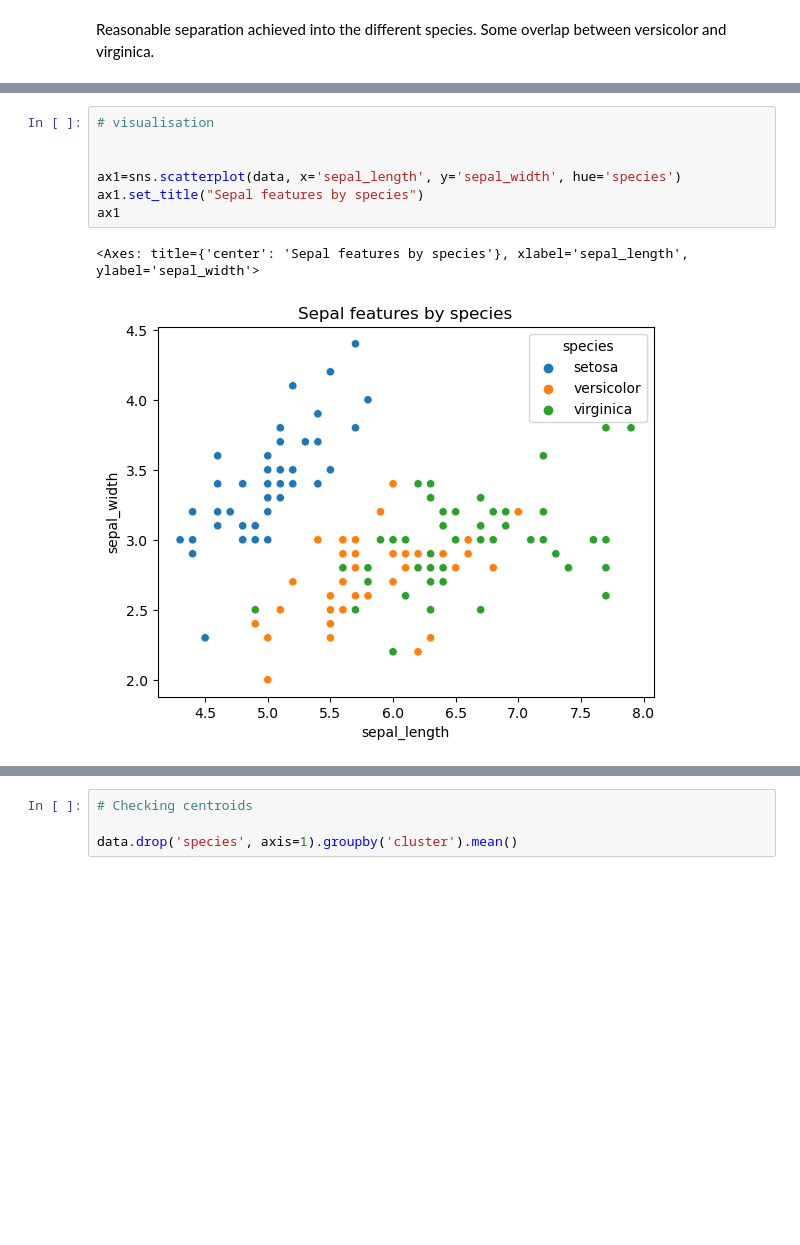
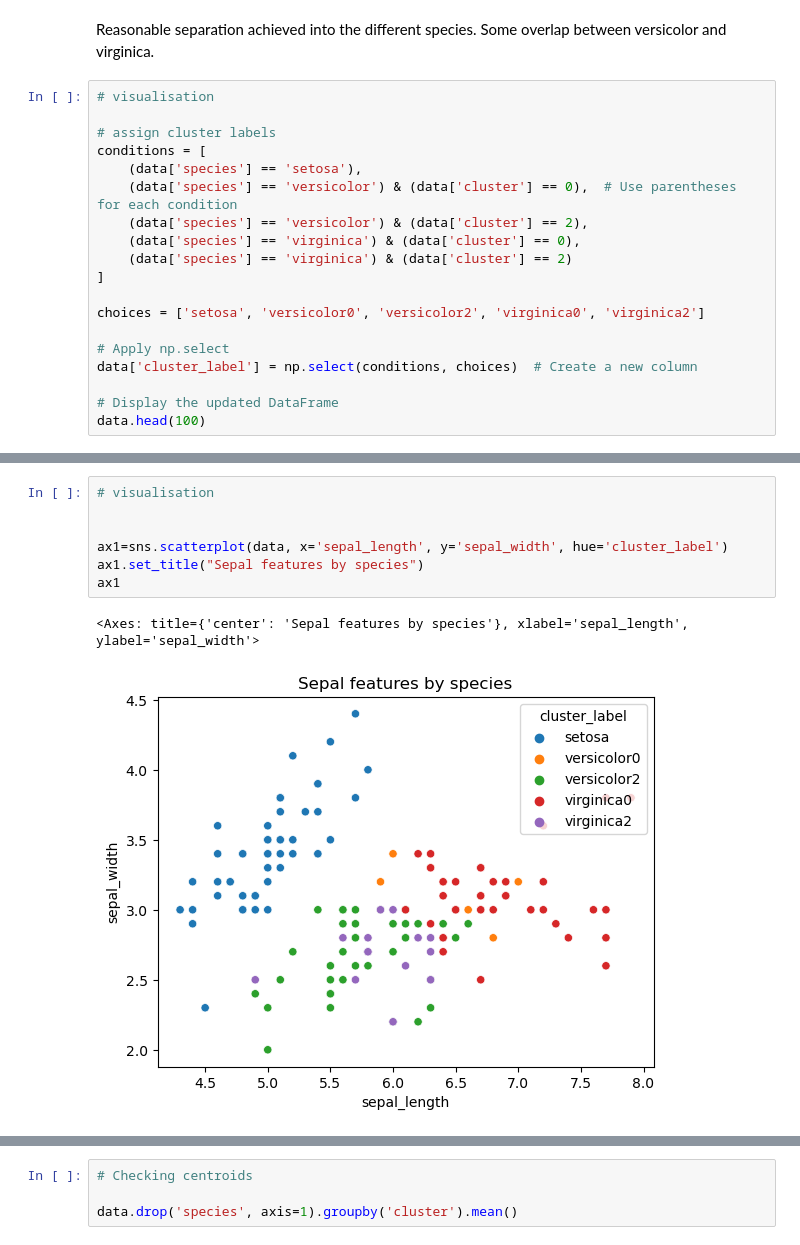
Before and after one commit to gpessoaamorim/portfolio, a Jupyter notebook: portfolio_pgdip/module3/ePortfolio/unit6/unit6_iris_exercise.ipynb, the cells around one changed output, grey strips where cells are left out. Cells and saved outputs as stored; diff of their text form; blank space fills up the shorter version.

```diff
--- a/portfolio_pgdip/module3/ePortfolio/unit6/unit6_iris_exercise.ipynb
+++ b/portfolio_pgdip/module3/ePortfolio/unit6/unit6_iris_exercise.ipynb
@@ -168,3 +168,22 @@ pd.crosstab(data.species, data.cluster, margins=True)
 | All | 47 | 50 | 53 | 150 |
 # %% [markdown]
 Reasonable separation achieved into the different species. Some overlap between versicolor and virginica.
+# %%
+# visualisation
+
+# assign cluster labels
+conditions = [
+    (data['species'] == 'setosa'),
+    (data['species'] == 'versicolor') & (data['cluster'] == 0),  # Use parentheses for each condition
+    (data['species'] == 'versicolor') & (data['cluster'] == 2),
+    (data['species'] == 'virginica') & (data['cluster'] == 0),
+    (data['species'] == 'virginica') & (data['cluster'] == 2)
+]
+
+choices = ['setosa', 'versicolor0', 'versicolor2', 'virginica0', 'virginica2']
+
+# Apply np.select
+data['cluster_label'] = np.select(conditions, choices)  # Create a new column
+
+# Display the updated DataFrame
+data.head(100)
@@ -171,10 +204,10 @@ Reasonable separation achieved into the different species. Some overlap between
 # %%
 # visualisation
 
 
-ax1=sns.scatterplot(data, x='sepal_length', y='sepal_width', hue='species')
+ax1=sns.scatterplot(data, x='sepal_length', y='sepal_width', hue='cluster_label')
 ax1.set_title("Sepal features by species")
 ax1
 # %% [output]
 <Axes: title={'center': 'Sepal features by species'}, xlabel='sepal_length', ylabel='sepal_width'>
-[figure, old version]
+[figure, new version]
```
Also changed, not shown: parts of 4 cells of this notebook, 1 other file.
